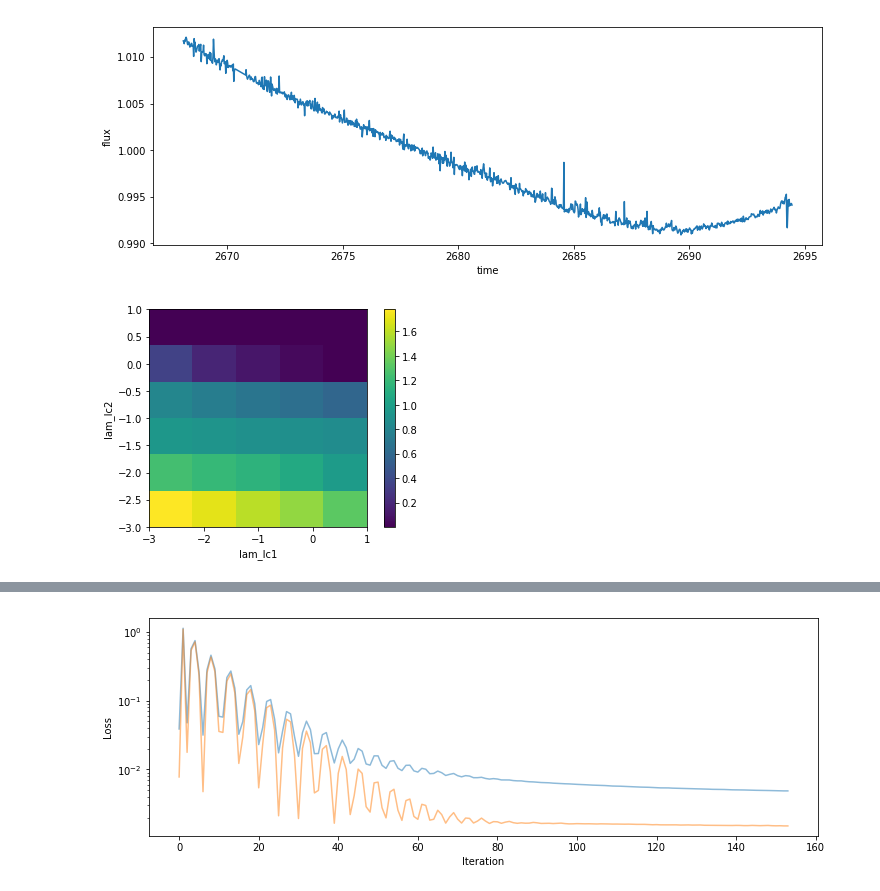
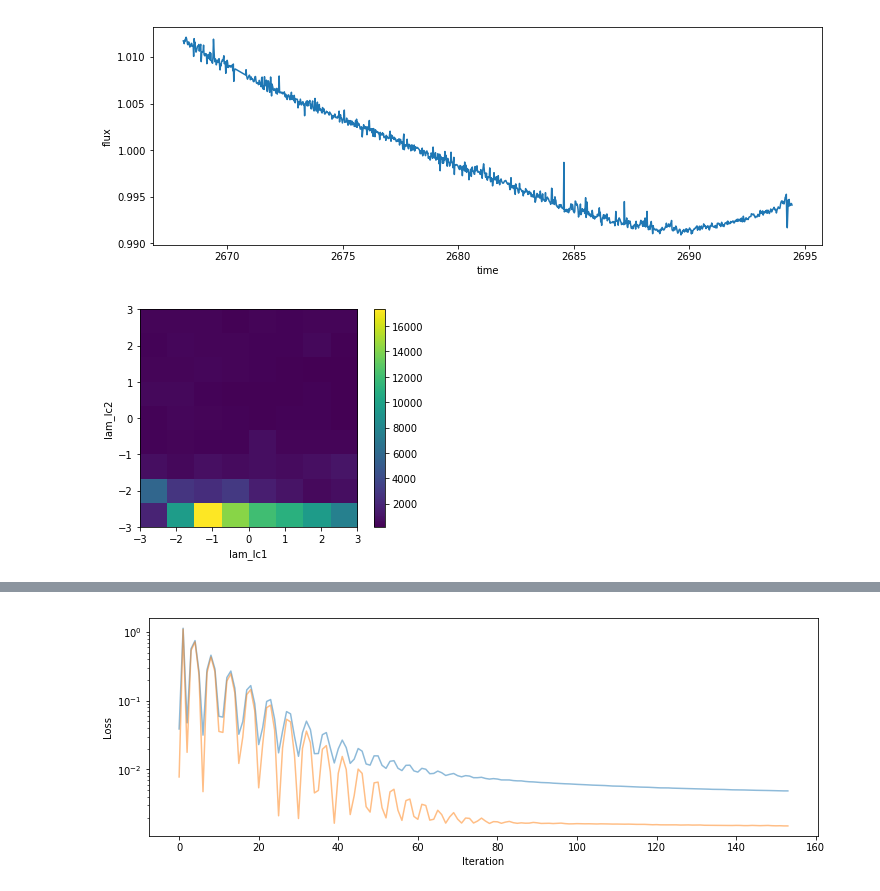
Before and after one commit to rodluger/L1, a Jupyter notebook: old/c9/c9-test.ipynb, the cells around one changed output, grey strips where cells are left out. Saved outputs shown, nothing was run; the diff lists cells and outputs as text; code cells hidden in the pictures.

```diff
--- a/c9-test.ipynb
+++ b/old/c9/c9-test.ipynb
@@ -397,8 +397,8 @@ def DetrendCV(target_lc, w0, outlier_mask=np.ones(len(time), dtype=bool), nsteps
     session.run(init)
 
     # Cross-validate on a grid
-    n1 = 6
-    n2 = 5
+    n1 = 9
+    n2 = 8
     scatter = np.zeros((n1, n2), dtype=float)
 
     # Iterate over lam_lc1 and lam_lc2
@@ -437,14 +437,16 @@ def DetrendCV(target_lc, w0, outlier_mask=np.ones(len(time), dtype=bool), nsteps
 
             # Compute the scatter
             f = (target_lc - mod.eval())[masked_inds]
-            scatter[p, q] = 1.e6 * (1.4826 * np.nanmedian(np.abs(f)) / np.sqrt(len(mask)))
+            scatter[p, q] = 1.e6 * (1.4826 * np.nanmedian(np.abs(f)) / np.sqrt(len(f)))
 
 
     # Plot!
-    pl.imshow(scatter, extent=(-1, 3, -1, 3), origin='lower')
+    pl.imshow(scatter, extent=(-3, 3, -3, 3), origin='lower')
     pl.xlabel('lam_lc1')
     pl.ylabel('lam_lc2')
     pl.colorbar()
+
+    return scatter
 # %%
 # De-trend just with Zé
 target_lc = target_lcs[2]
@@ -457,6 +459,6 @@ wze = DetrendZe(target_lc, lam=[5e-1, 5e-1, 1e-5])
 [figure]
 # %%
 # Cross-validate
-DetrendCV(target_lc, wze, nsteps=1000)
+scatter = DetrendCV(target_lc, wze, nsteps=1000)
 # %% [output]
-[figure, old version]
+[figure, new version]
```
Also changed, not shown: parts of 3 cells of this notebook, 6 other files.
